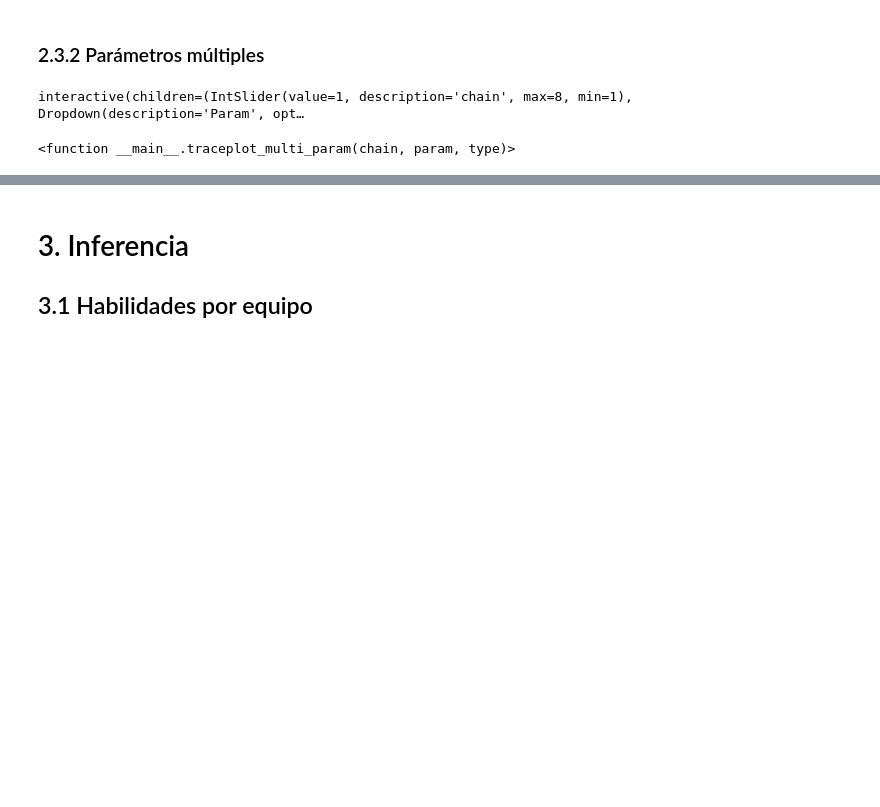
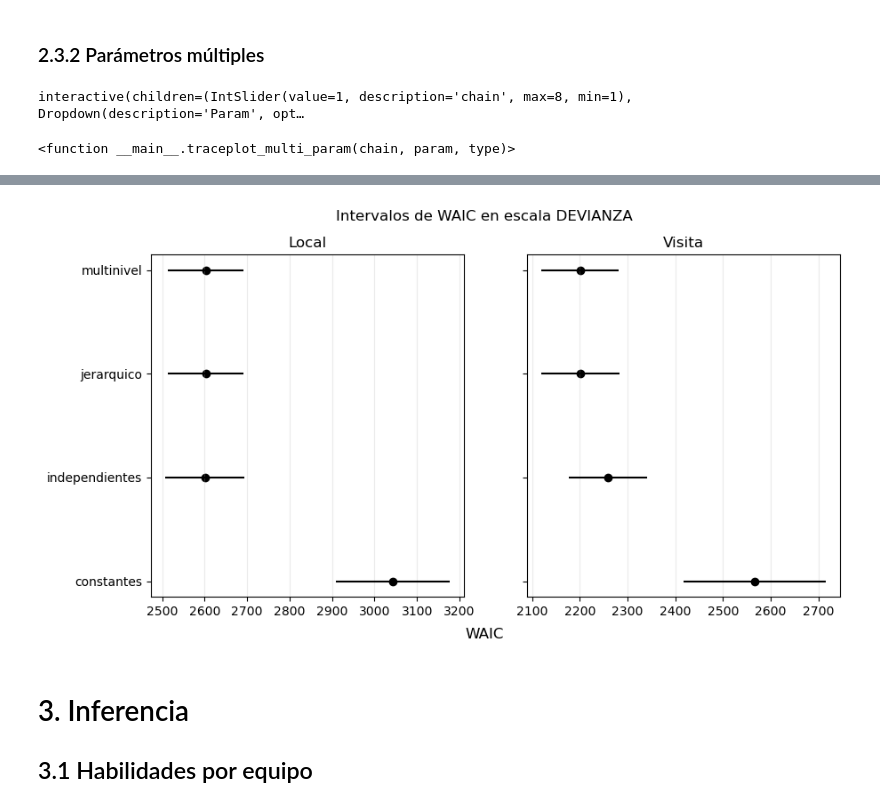
Before and after one commit to CAMM961001/futbol_bayes, a Jupyter notebook: src/jerarquico.ipynb, the cells around one changed output, grey strips where cells are left out. Cells and saved outputs as stored; diff of their text form; code cells hidden in the pictures; blank space fills up the shorter version.

```diff
--- a/src/jerarquico.ipynb
+++ b/src/jerarquico.ipynb
@@ -476,0 +527,10 @@ interactive(children=(IntSlider(value=1, description='chain', max=8, min=1), Dro
+# %%
+waic_df = (
+    pd.read_csv(
+        os.path.join(ROOT, config['datos']['waic']))
+    .assign(
+        model = lambda df_: pd.Categorical(df_.model)
+        ,team_type = lambda df_: pd.Categorical(df_.team_type)
+    )
+)
+waic_df
@@ -477,3 +547,60 @@ interactive(children=(IntSlider(value=1, description='chain', max=8, min=1), Dro
+# %%
+# Especificaciones de figura
+fig = plt.figure(figsize=(10,5))
+gs = plt.GridSpec(nrows=1, ncols=2, figure=fig, hspace=0.2)
+
+ax1 = fig.add_subplot(gs[0])
+tipo = 'local'
+for modelo in waic_df.model.cat.categories:
+    vis_ = (
+        waic_df
+        .query(f"model=='{modelo}'")
+        .query(f"team_type=='{tipo}'"))
+
+    # Visualizaciones
+    ax1.scatter(
+        x=vis_.deviance_waic
+        ,y=vis_.model.cat.codes
+        ,color='black')
+    ax1.hlines(
+        y=vis_.model.cat.codes
+        ,xmin=[vis_.deviance_waic - 2*vis_.se]
+        ,xmax=[vis_.deviance_waic + 2*vis_.se]
+        ,color='black')
+
+ax1.set_title(tipo.title())
+ax1.set_yticks(ticks=waic_df.model.cat.codes.unique(), labels=waic_df.model.cat.categories)
+ax1.grid(alpha=0.25, axis='x')
+
+ax2 = fig.add_subplot(gs[1])
+tipo = 'visita'
+for modelo in waic_df.model.cat.categories:
+    vis_ = (
+        waic_df
+        .query(f"model=='{modelo}'")
+        .query(f"team_type=='{tipo}'"))
+
+    # Visualizaciones
+    ax2.scatter(
+        x=vis_.deviance_waic
+        ,y=vis_.model.cat.codes
+        ,color='black')
+    ax2.hlines(
+        y=vis_.model.cat.codes
+        ,xmin=[vis_.deviance_waic - 2*vis_.se]
+        ,xmax=[vis_.deviance_waic + 2*vis_.se]
+        ,color='black')
+
+ax2.set_title(tipo.title())
+ax2.set_yticks(ticks=waic_df.model.cat.codes.unique(), labels='')
+ax2.grid(alpha=0.25, axis='x')
+
+fig.suptitle('Intervalos de WAIC en escala DEVIANZA')
+fig.supxlabel('WAIC')
+
+plt.show()
+# %% [output]
+[figure, added]
 # %% [markdown]
 # 3. Inferencia
 
```
Also changed, not shown: parts of 24 cells of this notebook.
